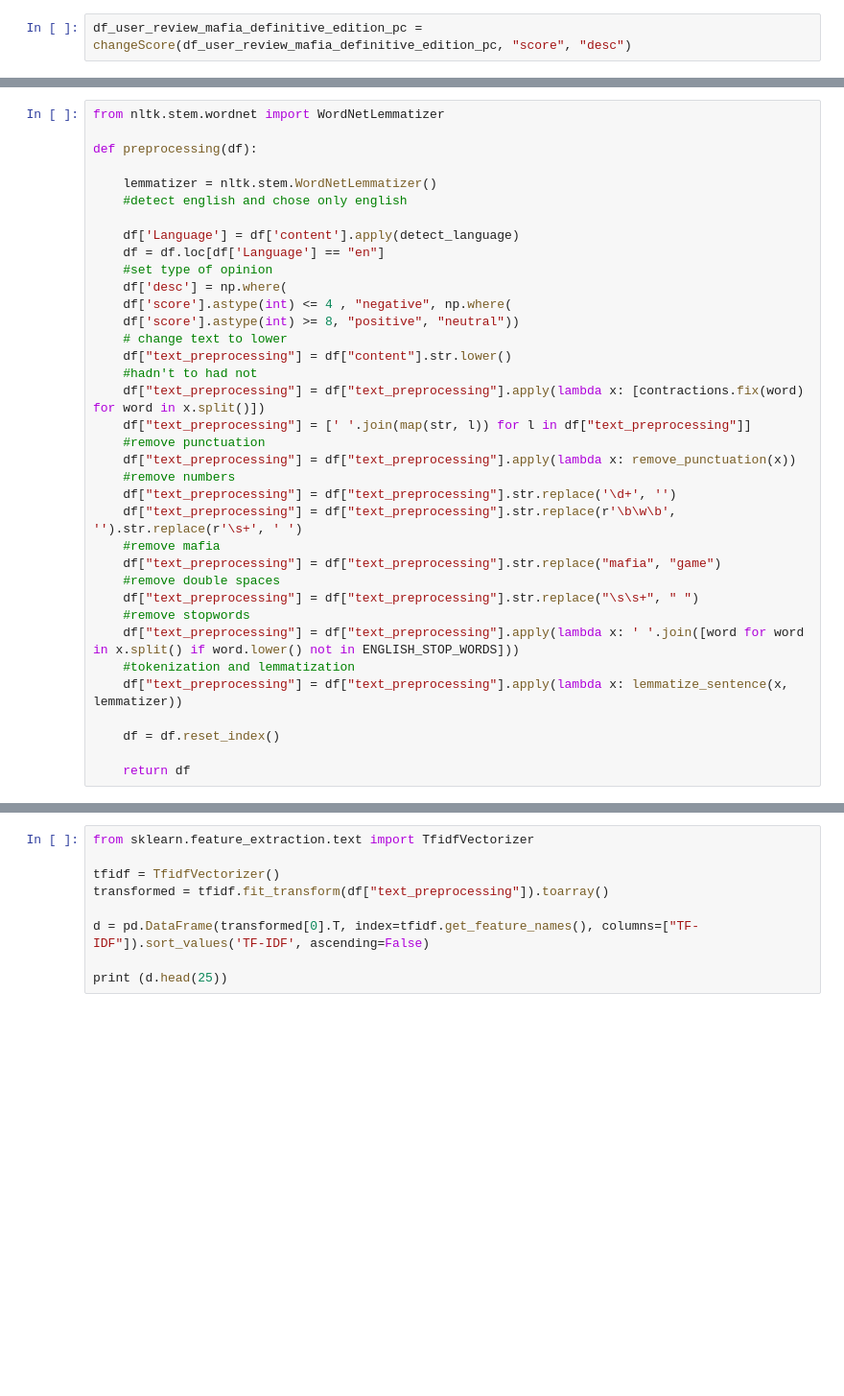
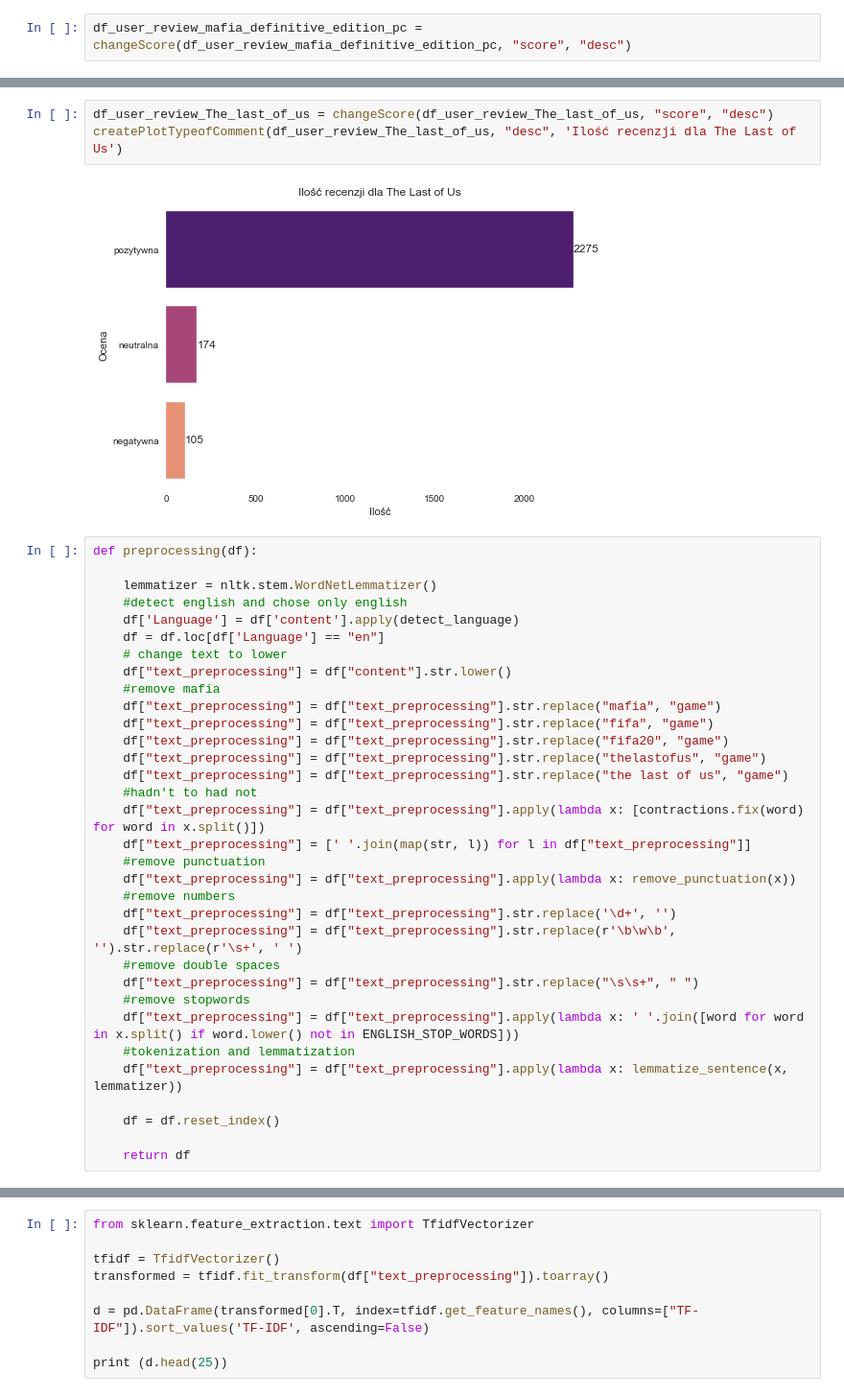
Before and after one commit to chebcia/Metacritic, a Jupyter notebook: Metacritic_Lic.ipynb, the cells around one changed output, grey strips where cells are left out. Shown at 96% size. Drawn from its saved outputs; the diff is of its cells as text; blank space fills up the shorter version.

```diff
--- a/Metacritic_Lic.ipynb
+++ b/Metacritic_Lic.ipynb
@@ -396,19 +376,23 @@ df_user_review_The_last_of_us
+# %%
+df_user_review_The_last_of_us = changeScore(df_user_review_The_last_of_us, "score", "desc")
+createPlotTypeofComment(df_user_review_The_last_of_us, "desc", 'Ilość recenzji dla The Last of Us')
+# %% [output]
+[figure, added]
 # %%
-from nltk.stem.wordnet import WordNetLemmatizer
-
 def preprocessing(df):
 
     lemmatizer = nltk.stem.WordNetLemmatizer()
     #detect english and chose only english
-
     df['Language'] = df['content'].apply(detect_language)
     df = df.loc[df['Language'] == "en"]
-    #set type of opinion
-    df['desc'] = np.where(
-    df['score'].astype(int) <= 4 , "negative", np.where(
-    df['score'].astype(int) >= 8, "positive", "neutral"))
     # change text to lower
     df["text_preprocessing"] = df["content"].str.lower()
+    #remove mafia
+    df["text_preprocessing"] = df["text_preprocessing"].str.replace("mafia", "game")
+    df["text_preprocessing"] = df["text_preprocessing"].str.replace("fifa", "game")
+    df["text_preprocessing"] = df["text_preprocessing"].str.replace("fifa20", "game")
+    df["text_preprocessing"] = df["text_preprocessing"].str.replace("thelastofus", "game")
+    df["text_preprocessing"] = df["text_preprocessing"].str.replace("the last of us", "game")
     #hadn't to had not
     df["text_preprocessing"] = df["text_preprocessing"].apply(lambda x: [contractions.fix(word) for word in x.split()])
     df["text_preprocessing"] = [' '.join(map(str, l)) for l in df["text_preprocessing"]]
@@ -417,8 +401,6 @@ def preprocessing(df):
     #remove numbers
     df["text_preprocessing"] = df["text_preprocessing"].str.replace('\d+', '')
     df["text_preprocessing"] = df["text_preprocessing"].str.replace(r'\b\w\b', '').str.replace(r'\s+', ' ')
-    #remove mafia
-    df["text_preprocessing"] = df["text_preprocessing"].str.replace("mafia", "game")
     #remove double spaces
     df["text_preprocessing"] = df["text_preprocessing"].str.replace("\s\s+", " ")
     #remove stopwords
```
Also changed, not shown: parts of 37 cells of this notebook.
